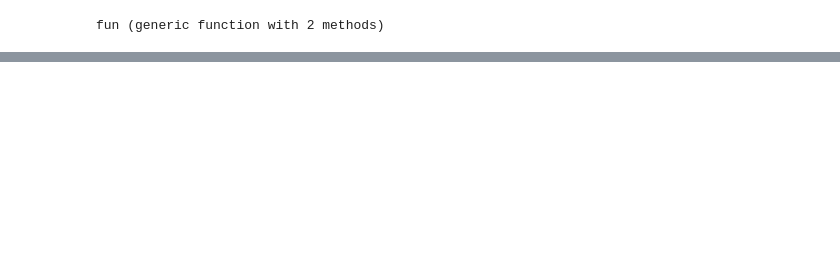
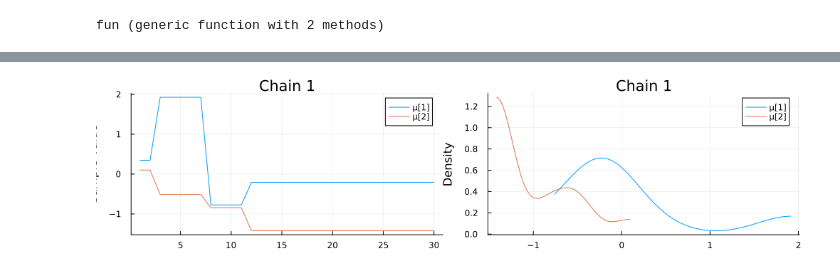
Before and after one commit to FhizZx/TorusEvol, a Jupyter notebook: PairEvol.ipynb, the cells around one changed output, grey strips where cells are left out. Saved outputs shown, nothing was run; the diff lists cells and outputs as text; code cells hidden in the pictures; blank space fills up the shorter version.

```diff
--- a/PairEvol.ipynb
+++ b/PairEvol.ipynb
@@ -60,0 +154,6 @@ chain = sample(model, alg, num_samples)
+# %%
+sampler = Gibbs(PG(50, :k), HMC(0.05, 10, :μ, :w))
+sampler2 = Gibbs(PG(50, :k), MH(:μ), MH(:w))
+nchains = 1
+nsamples=30
+chains = sample(model, sampler2, MCMCThreads(), nsamples, nchains);
@@ -60,0 +163,4 @@ chain = sample(model, alg, num_samples)
+# %%
+plot(chains[["μ[1]", "μ[2]"]]; colordim=:parameter, legend=true)
+# %% [output]
+[figure, added]
```
Also changed, not shown: parts of 15 cells of this notebook, 10 other files.
